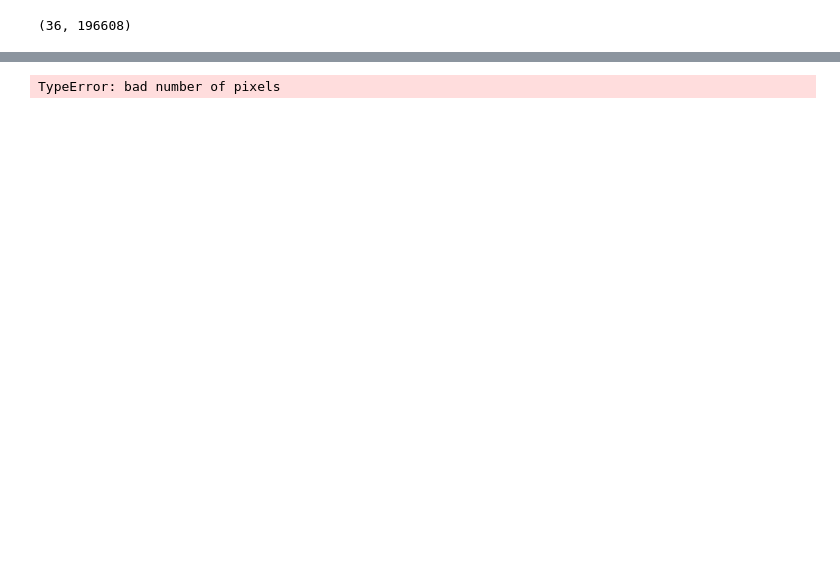
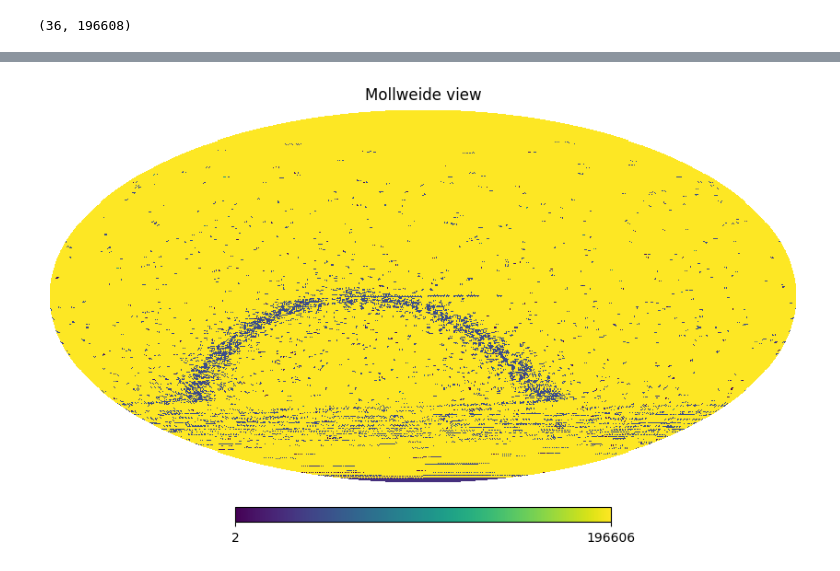
Before and after one commit to zoglauer/nn-response-approximation, a Jupyter notebook: src/notebooks/projection_testing.ipynb, the cells around one changed output, grey strips where cells are left out. Saved outputs shown, nothing was run; the diff lists cells and outputs as text; code cells hidden in the pictures; blank space fills up the shorter version.

Commit message:
Working healpix to cartesian mapping???

```diff
--- a/src/notebooks/projection_testing.ipynb
+++ b/src/notebooks/projection_testing.ipynb
@@ -142,25 +146,26 @@ print(theta.shape)
 # %%
 import numpy as np
 import healpy as hp
 
 def convert_to_healpix_indices(x, y, z, nside):
     # Convert (x, y, z) to polar coordinates (theta, phi)
-    theta = np.arccos(z)
-    phi = np.arctan2(y, x)
+    theta_val = np.arccos(z)
+    phi_val = np.arctan2(y, x)
 
     # Convert (theta, phi) to Healpix indices
-    healpix_indices = hp.ang2pix(nside, theta, phi)
-
+    healpix_indices = hp.ang2pix(nside, theta_val, phi_val)
     return healpix_indices
 
 # Example usage:
-x_coords = x
-y_coords = y
-z_coords = z
+x_coords = x_proj
+y_coords = y_proj
+z_coords = z_proj
 nside = 128  # Choose the desired resolution of your Healpix map
 
-healpix_arr = convert_to_healpix_indices(x_coords, y_coords, z_coords, nside)
+# Give healpix index for each theta,phi pixel
+healpix_indices = convert_to_healpix_indices(x_coords, y_coords, z_coords, nside)
+
 
 hp.mollview(healpix_arr)
 # %% [output]
-TypeError: bad number of pixels
+[figure, added]
```
Also changed, not shown: parts of 7 cells of this notebook, 10 other files.
